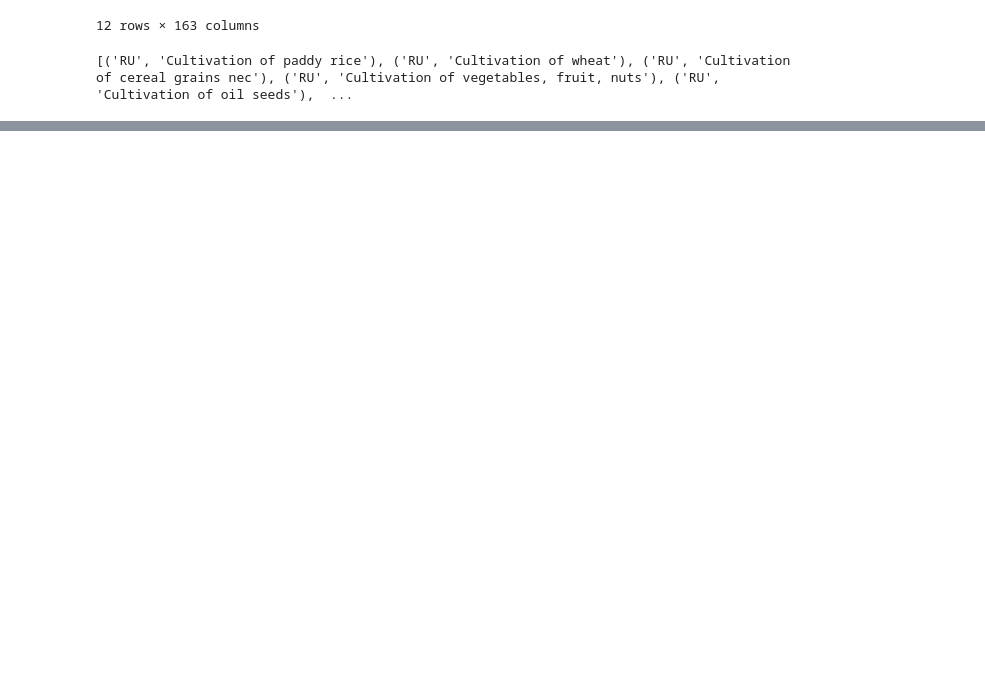
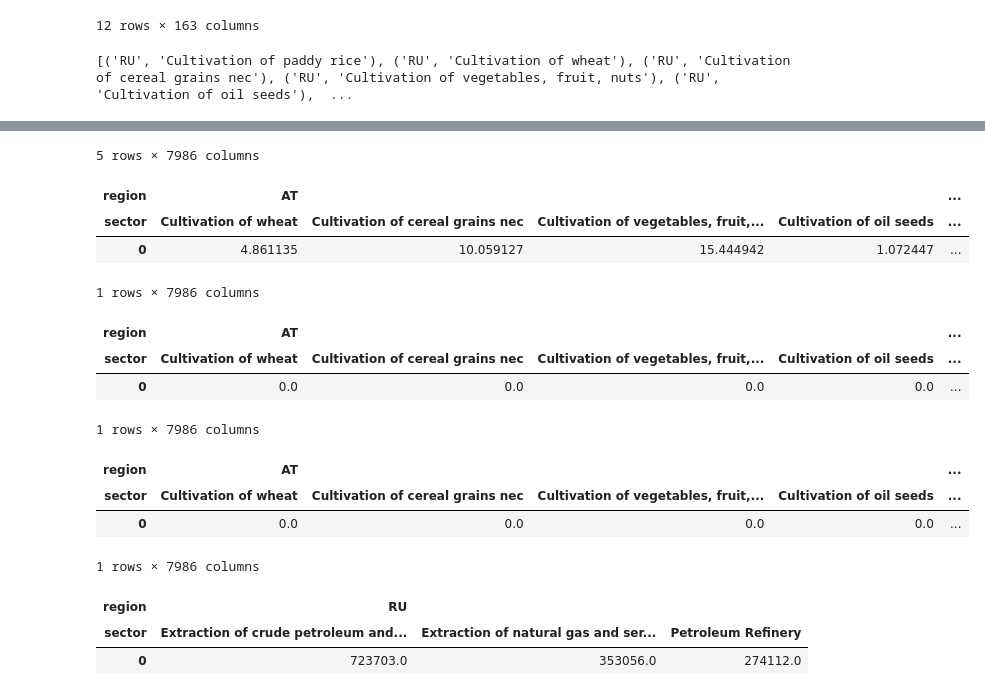
Before and after one commit to MathiasAlten/Input-Output, a Jupyter notebook: code/Workers in Petroleum.ipynb, the cells around one changed output, grey strips where cells are left out. Saved outputs shown, nothing was run; the diff lists cells and outputs as text; code cells hidden in the pictures; blank space fills up the shorter version.

```diff
--- a/code/Workers in Petroleum.ipynb
+++ b/code/Workers in Petroleum.ipynb
@@ -85,0 +88,9 @@ hi
+# %%
+# Sum all rows into one row
+summed_row = petroleum_production_df.sum(axis=0)
+
+# Convert the result into a DataFrame for better readability
+summed_row_df = pd.DataFrame(summed_row).T
+
+# Display the resulting DataFrame
+display(summed_row_df)
@@ -85,0 +103,28 @@ hi
+# %%
+# Read the file into a DataFrame
+F_0 = pd.read_csv(F_file, sep='\t', header=[0, 1], index_col=[0, 1])
+display(F_0.head())
+
+# Delete the first 6 rows
+F_0_del = F_0.iloc[6:]
+
+# Sum all rows into one row
+F_0_summed = F_0_del.sum(axis=0)
+
+# Convert the result into a DataFrame for better readability
+summed_row = pd.DataFrame(F_0_summed).T
+
+# Display the resulting DataFrame
+display(summed_row)
+
+summed_row.loc[:, :] = 0
+display(summed_row)
+
+F_sanctioned = summed_row.copy() # Create a copy of the original DataFrame
+F_sanctioned.update(summed_row_df) # Update the copy with the new values
+
+display(F_sanctioned)
+
+# Save the updated DataFrame to a CSV file
+F_sanctioned.to_csv('Calculated data/F_sanctioned.csv')
+# %% [output]
@@ -85,0 +139,19 @@ hi
+5 rows × 7986 columns
+| region | AT |  |  |  | ... |
+| sector | Cultivation of wheat | Cultivation of cereal grains nec | Cultivation of vegetables, fruit,... | Cultivation of oil seeds | ... |
+| 0 | 4.861135 | 10.059127 | 15.444942 | 1.072447 | ... |
+1 rows × 7986 columns
+| region | AT |  |  |  | ... |
+| sector | Cultivation of wheat | Cultivation of cereal grains nec | Cultivation of vegetables, fruit,... | Cultivation of oil seeds | ... |
+| 0 | 0.0 | 0.0 | 0.0 | 0.0 | ... |
+1 rows × 7986 columns
+| region | AT |  |  |  | ... |
+| sector | Cultivation of wheat | Cultivation of cereal grains nec | Cultivation of vegetables, fruit,... | Cultivation of oil seeds | ... |
+| 0 | 0.0 | 0.0 | 0.0 | 0.0 | ... |
+1 rows × 7986 columns
+# %%
+display(F_sanctioned[petroleum_columns])
+# %% [output]
+| region | RU |  |  |
+| sector | Extraction of crude petroleum and... | Extraction of natural gas and ser... | Petroleum Refinery |
+| 0 | 723703.0 | 353056.0 | 274112.0 |
```
Also changed, not shown: parts of 7 cells of this notebook, 2 other files.
